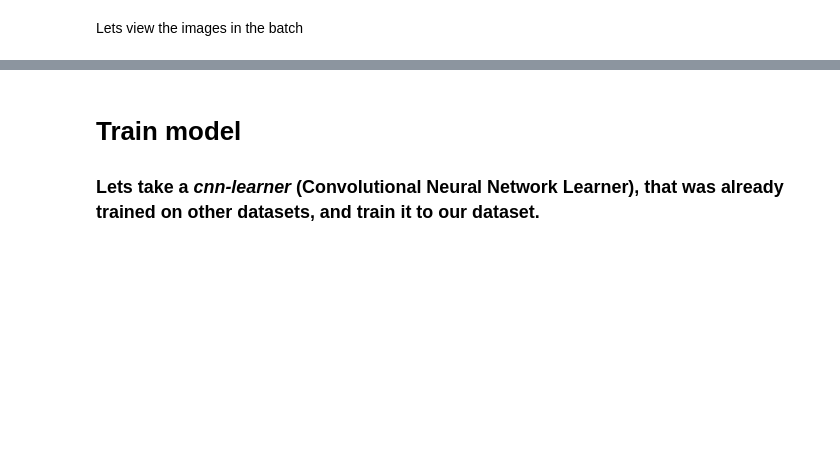
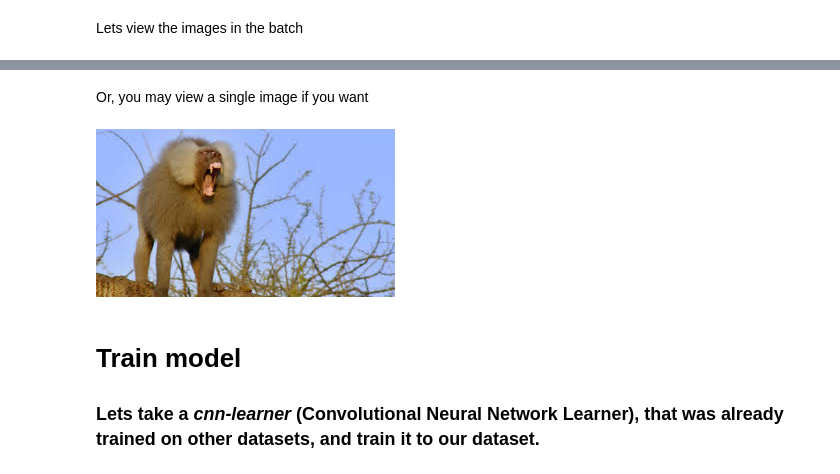
Before and after one commit to taljacob2/images_deep_learining, a Jupyter notebook: TalYacobPython.ipynb, the cells around one changed output, grey strips where cells are left out. Saved outputs shown, nothing was run; the diff lists cells and outputs as text; code cells hidden in the pictures; blank space fills up the shorter version.

```diff
--- a/TalYacobPython.ipynb
+++ b/TalYacobPython.ipynb
@@ -195,9 +222,9 @@ downloaded_images_of = 'dio'
 for search_text in search_text_list:
     print(f'Downloading the images of: {search_text}')
     path_to_dataset_search_text = path_to_dataset/search_text
+    path_to_dio_search_text = path_to_dataset_search_text/f'{downloaded_images_of} {search_text}/'
     download_images(path_to_dataset_search_text/f'{search_text}.csv',
-                    path_to_dataset_search_text/f'{downloaded_images_of} {search_text}/',
-                    max_pics=200)
+                    path_to_dio_search_text, max_pics=200)
 
     # Remove any images that can't be opened:
     verify_images(path_to_dataset_search_text, delete=True, max_size=500)
@@ -237,3 +264,10 @@ data.show_batch(rows=3, figsize=(7,8))
+# %% [markdown]
+Or, you may view a single image if you want
+# %%
+img = open_image(path_to_dio_search_text/'00000000.jpg')  # Configure `img` to be this image.
+img  # View the image.
+# %% [output]
+[figure, added]
 # %% [markdown]
 # Train model
 
```
Also changed, not shown: parts of 36 cells of this notebook.
